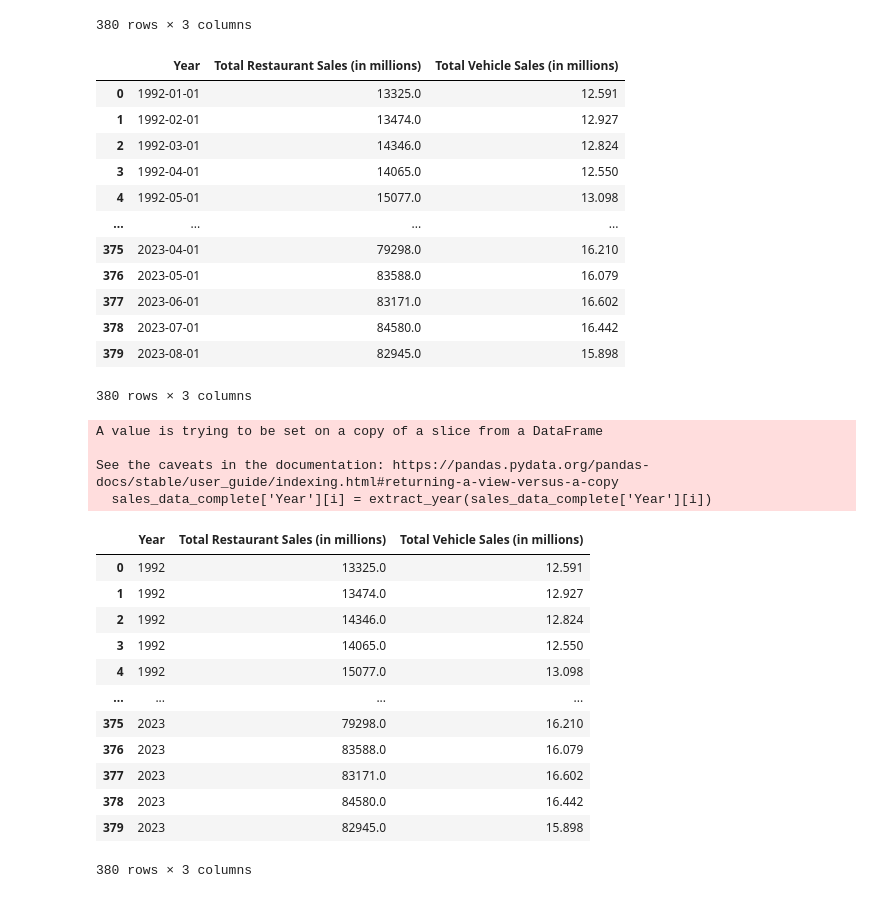
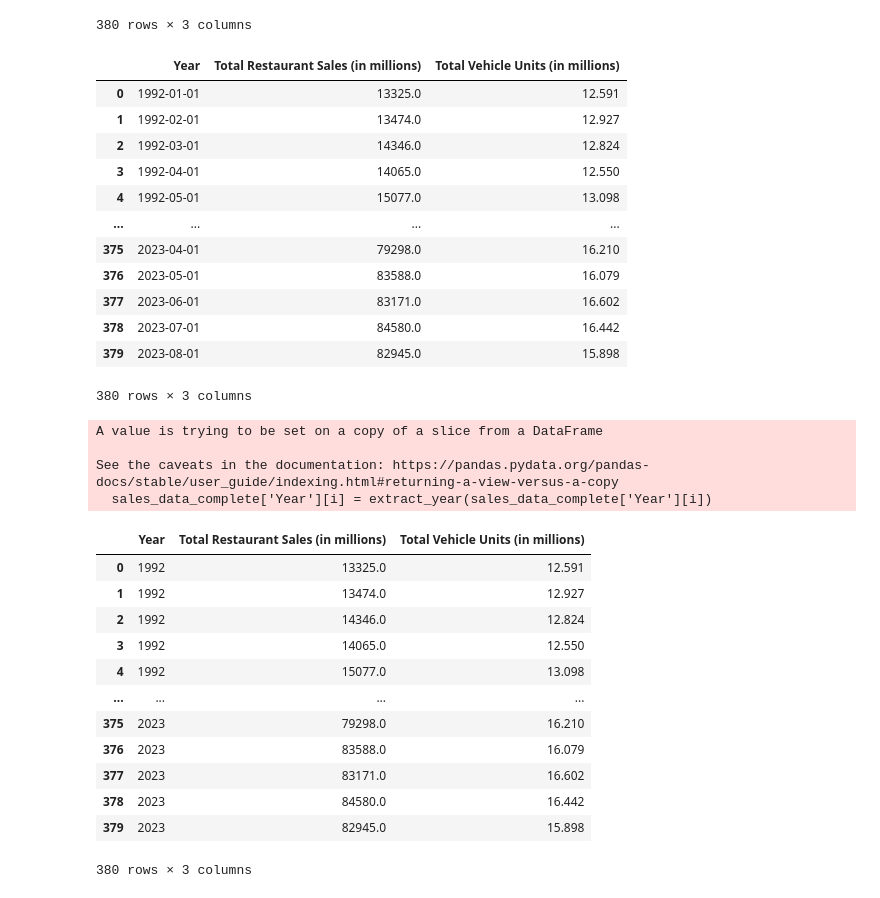
Before and after one commit to nikatnguyen/demo-github, a Jupyter notebook: demo-github/Sales_DataFrame.ipynb, the cells around one changed output. Drawn from its saved outputs; the diff is of its cells as text; code cells hidden in the pictures.

```diff
--- a/demo-github/Sales_DataFrame.ipynb
+++ b/demo-github/Sales_DataFrame.ipynb
@@ -30,10 +30,10 @@ sales_data_complete
 380 rows × 3 columns
 # %%
 #Rename Columns
-sales_data_complete = sales_data_complete.rename(columns = {"DATE":"Year", "MRTSSM7225USN":"Total Restaurant Sales (in millions)", "TOTALSA":"Total Vehicle Sales (in millions)"})
+sales_data_complete = sales_data_complete.rename(columns = {"DATE":"Year", "MRTSSM7225USN":"Total Restaurant Sales (in millions)", "TOTALSA":"Total Vehicle Units (in millions)"})
 sales_data_complete
 # %% [output]
-|  | Year | Total Restaurant Sales (in millions) | Total Vehicle Sales (in millions) |
+|  | Year | Total Restaurant Sales (in millions) | Total Vehicle Units (in millions) |
 | 0 | 1992-01-01 | 13325.0 | 12.591 |
 | 1 | 1992-02-01 | 13474.0 | 12.927 |
 | 2 | 1992-03-01 | 14346.0 | 12.824 |
@@ -62,7 +62,7 @@ A value is trying to be set on a copy of a slice from a DataFrame
 
 See the caveats in the documentation: https://pandas.pydata.org/pandas-docs/stable/user_guide/indexing.html#returning-a-view-versus-a-copy
   sales_data_complete['Year'][i] = extract_year(sales_data_complete['Year'][i])
-|  | Year | Total Restaurant Sales (in millions) | Total Vehicle Sales (in millions) |
+|  | Year | Total Restaurant Sales (in millions) | Total Vehicle Units (in millions) |
 | 0 | 1992 | 13325.0 | 12.591 |
 | 1 | 1992 | 13474.0 | 12.927 |
 | 2 | 1992 | 14346.0 | 12.824 |
```
Also changed, not shown: parts of 2 cells of this notebook, 5 other files.
